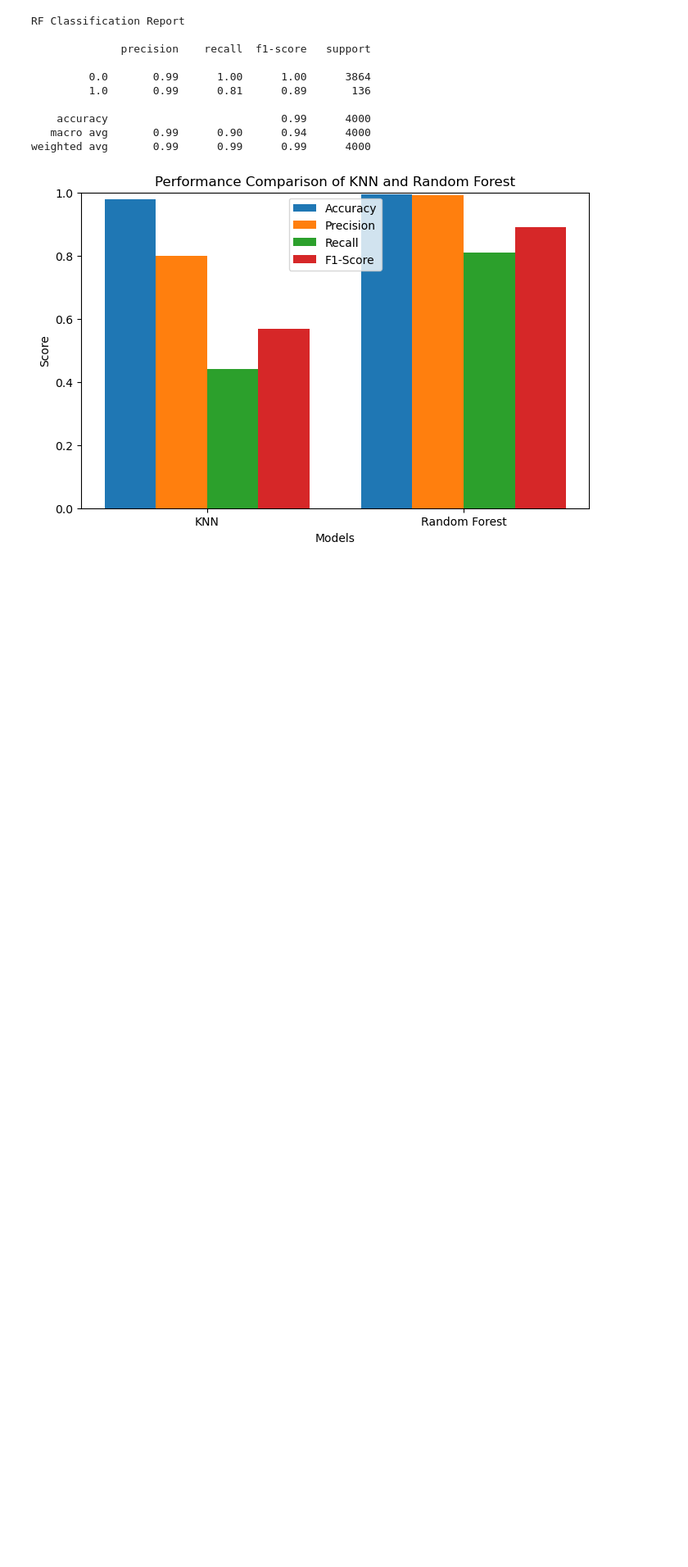
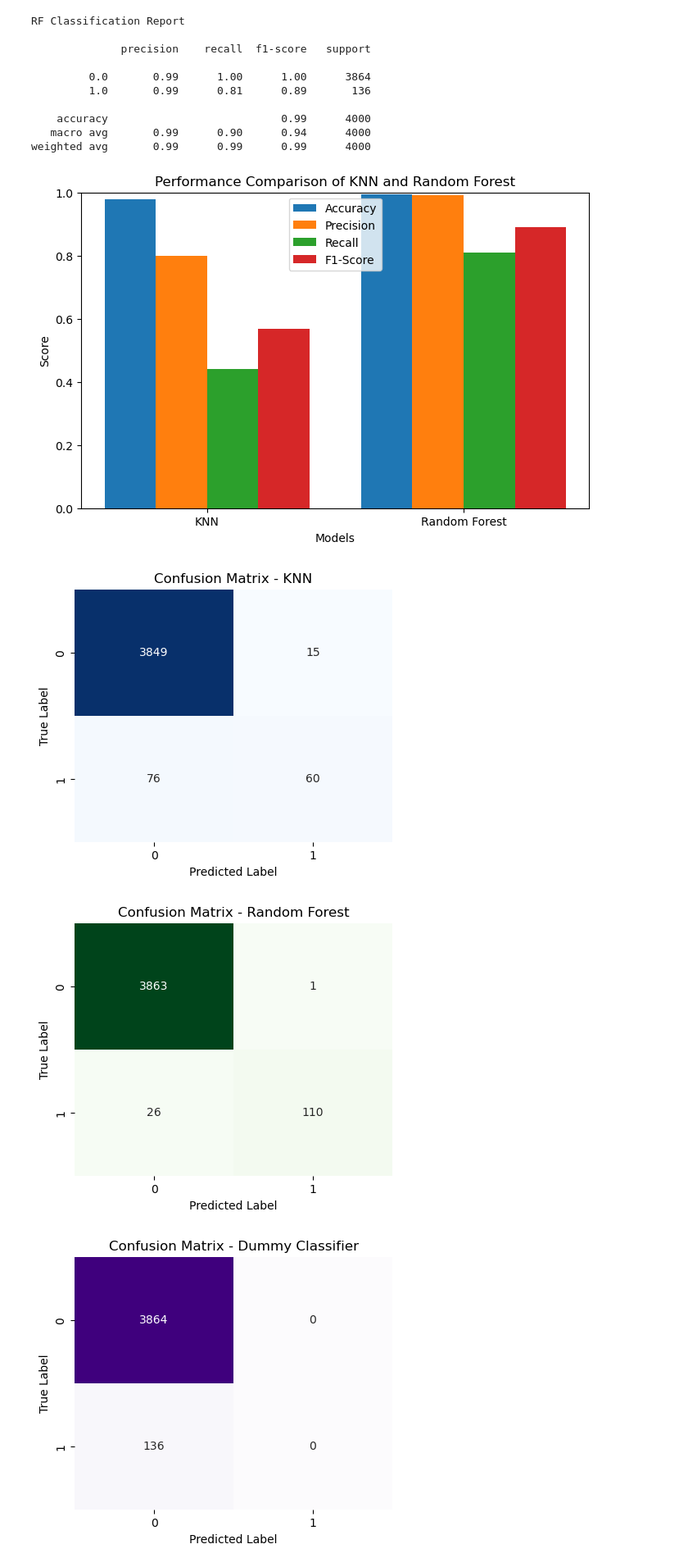
Before and after one commit to Inferno1172/AIML-classification-regression, a Jupyter notebook: p2508625_CA1_PartA_Moiz.ipynb, the cells around one changed output. Shown at 82% size. Drawn from its saved outputs; the diff is of its cells as text; code cells hidden in the pictures; blank space fills up the shorter version.

```diff
--- a/p2508625_CA1_PartA_Moiz.ipynb
+++ b/p2508625_CA1_PartA_Moiz.ipynb
@@ -354,6 +355,11 @@ rf_model.fit(X_train_scaled, y_train)
 
 # Predicing using the scaled features testing data -  but can choose not to use scaled features
 rf_pred = rf_model.predict(X_test_scaled)
+# %%
+# Instantiating a Baseline Model
+dummy = DummyClassifier(strategy='most_frequent')
+dummy.fit(X_train_scaled, y_train)
+dummy_pred = dummy.predict(X_test_scaled)
 # %% [markdown]
 
 #### **Model Descriptions**
@@ -447,4 +468,38 @@ plt.ylim(0, 1)
 plt.show()
 # %% [output]
 [figure]
+# %%
+# Confusion Matrix for KNN
+cm_knn = confusion_matrix(y_test, knn_pred)
+
+plt.figure(figsize=(5,4))
+sns.heatmap(cm_knn, annot=True, fmt='d', cmap='Blues', cbar=False)
+plt.title('Confusion Matrix - KNN')
+plt.xlabel('Predicted Label')
+plt.ylabel('True Label')
+plt.show()
+
+# Confusion Matrix for Random Forest
+cm_rf = confusion_matrix(y_test, rf_pred)
+
+plt.figure(figsize=(5,4))
+sns.heatmap(cm_rf, annot=True, fmt='d', cmap='Greens', cbar=False)
+plt.title('Confusion Matrix - Random Forest')
+plt.xlabel('Predicted Label')
+plt.ylabel('True Label')
+plt.show()
+
+# Confusion Matrix for Baseline
+cm_dummy = confusion_matrix(y_test, dummy_pred)
+
+plt.figure(figsize=(5,4))
+sns.heatmap(cm_dummy, annot=True, fmt='d', cmap='Purples', cbar=False)
+plt.title('Confusion Matrix - Dummy Classifier')
+plt.xlabel('Predicted Label')
+plt.ylabel('True Label')
+plt.show()
+# %% [output]
+[figure, added]
+[figure, added]
+[figure, added]
 # %% [markdown]
```
Also changed, not shown: parts of 12 cells of this notebook.
